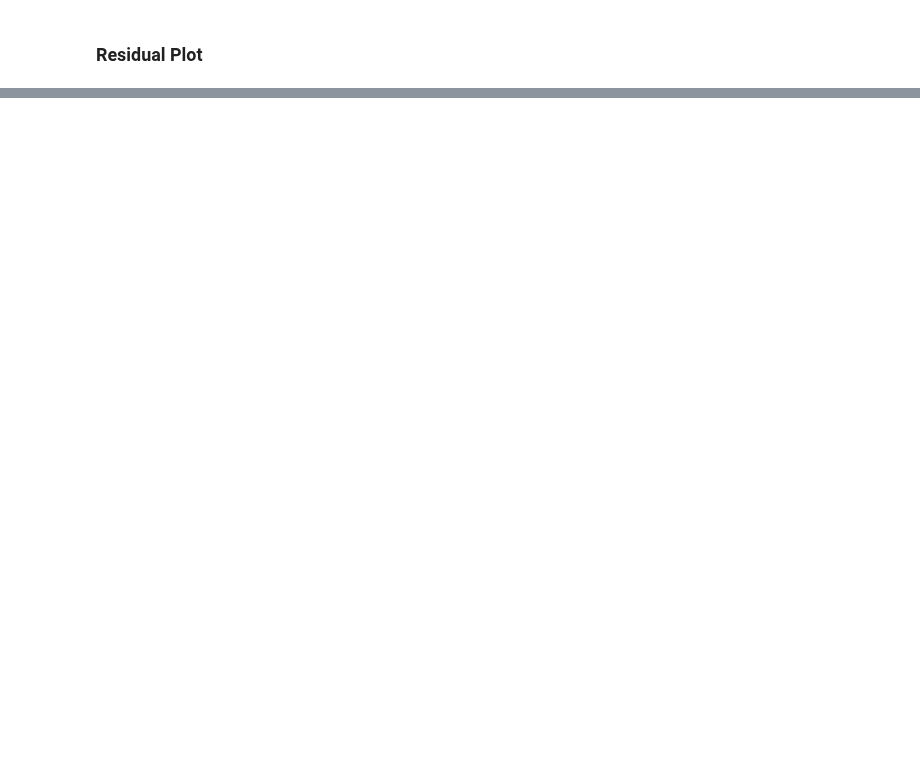
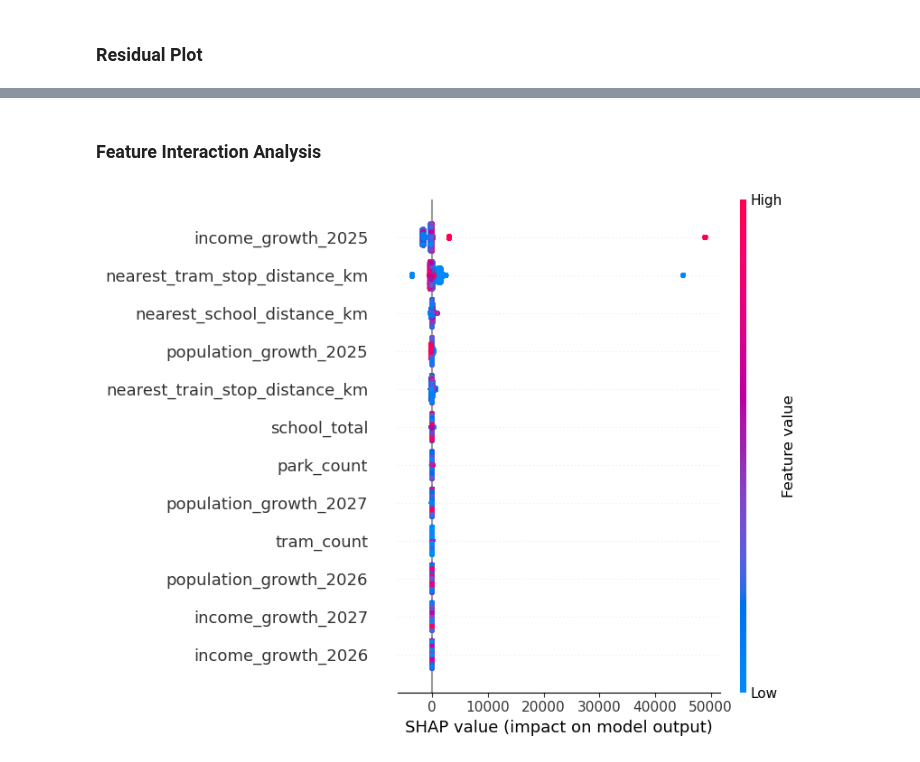
Before and after one commit to MAST30034-AppliedDataScience/project-2-group-real-estate-industry-project-16, a Jupyter notebook: models/LightGBM.ipynb, the cells around one changed output, grey strips where cells are left out. Drawn from its saved outputs; the diff is of its cells as text; code cells hidden in the pictures; blank space fills up the shorter version.

```diff
--- a/models/LightGBM.ipynb
+++ b/models/LightGBM.ipynb
@@ -219,0 +220,9 @@ plt.show()  # Display the plot
+# %% [markdown]
+### Feature Interaction Analysis
+# %%
+import shap
+explainer = shap.TreeExplainer(model)
+shap_values = explainer.shap_values(X_test)
+shap.summary_plot(shap_values, X_test)
+# %% [output]
+[figure, added]
```
Also changed, not shown: parts of 7 cells of this notebook, 2 other files.
